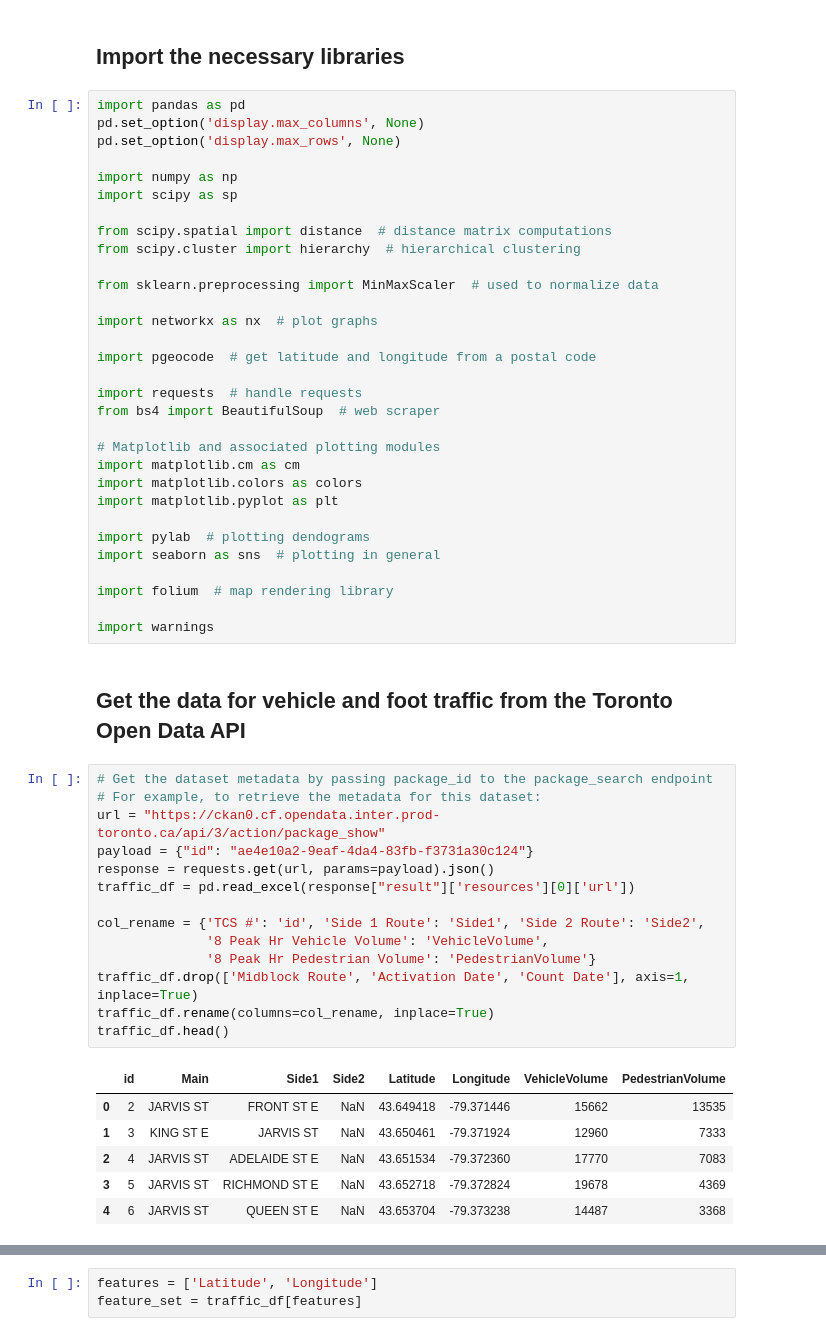
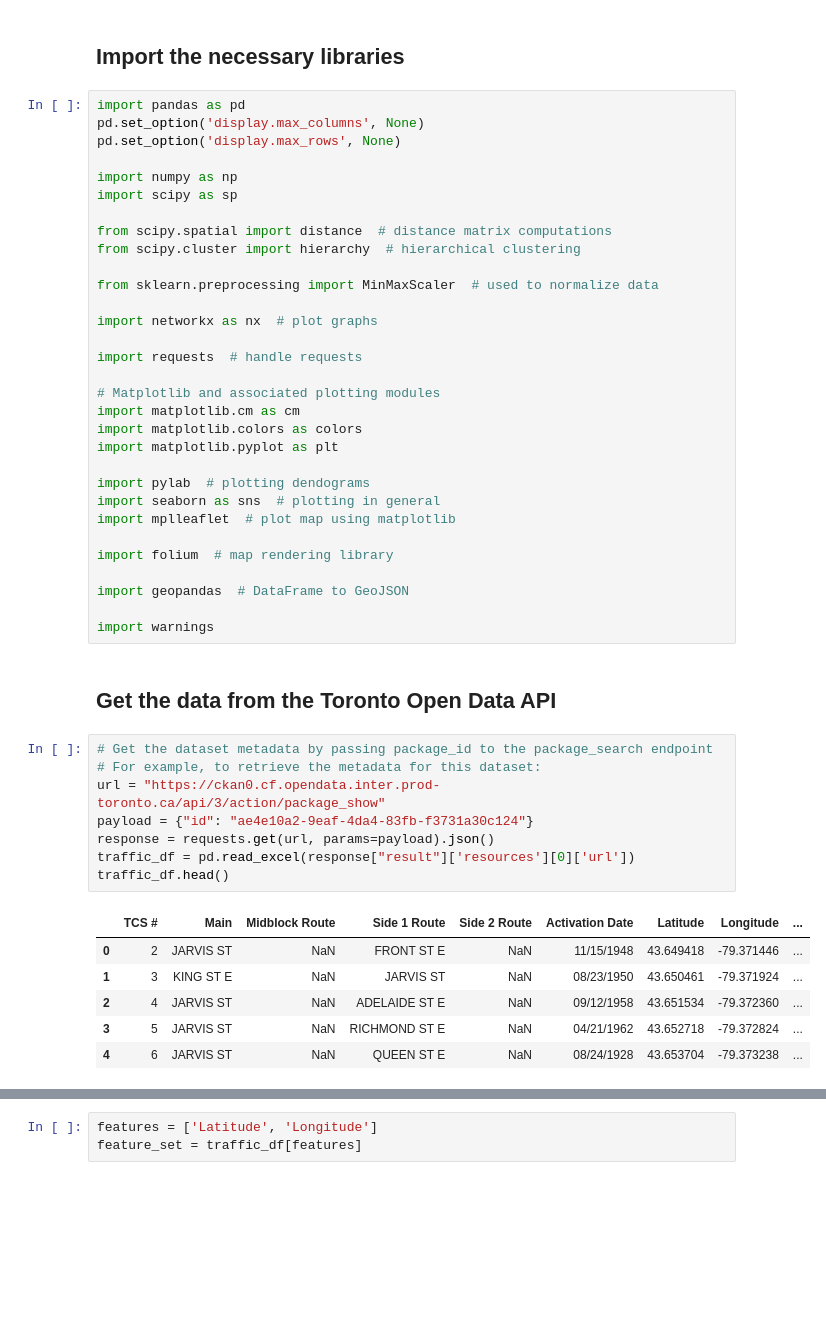
Before and after one commit to FuegoDiego/Coursera_Capstone, a Jupyter notebook: Predicting the Popularity of Venues in Downtown Toronto.ipynb, the cells around one changed output, grey strips where cells are left out. Saved outputs shown, nothing was run; the diff lists cells and outputs as text; blank space fills up the shorter version.

```diff
--- a/Predicting the Popularity of Venues in Downtown Toronto.ipynb
+++ b/Predicting the Popularity of Venues in Downtown Toronto.ipynb
@@ -19,10 +19,7 @@ from sklearn.preprocessing import MinMaxScaler  # used to normalize data
 
 import networkx as nx  # plot graphs
 
-import pgeocode  # get latitude and longitude from a postal code
-
 import requests  # handle requests
-from bs4 import BeautifulSoup  # web scraper
 
 # Matplotlib and associated plotting modules
 import matplotlib.cm as cm
@@ -31,30 +28,27 @@ import matplotlib.pyplot as plt
 
 import pylab  # plotting dendograms
 import seaborn as sns  # plotting in general
+import mplleaflet  # plot map using matplotlib
 
 import folium  # map rendering library
 
+import geopandas  # DataFrame to GeoJSON
+
 import warnings
 # %% [markdown]
-## Get the data for vehicle and foot traffic from the Toronto Open Data API
+## Get the data from the Toronto Open Data API
 # %%
 # Get the dataset metadata by passing package_id to the package_search endpoint
 # For example, to retrieve the metadata for this dataset:
 url = "https://ckan0.cf.opendata.inter.prod-toronto.ca/api/3/action/package_show"
 payload = {"id": "ae4e10a2-9eaf-4da4-83fb-f3731a30c124"}
 response = requests.get(url, params=payload).json()
 traffic_df = pd.read_excel(response["result"]['resources'][0]['url'])
-
-col_rename = {'TCS #': 'id', 'Side 1 Route': 'Side1', 'Side 2 Route': 'Side2',
-              '8 Peak Hr Vehicle Volume': 'VehicleVolume',
-              '8 Peak Hr Pedestrian Volume': 'PedestrianVolume'}
-traffic_df.drop(['Midblock Route', 'Activation Date', 'Count Date'], axis=1, inplace=True)
-traffic_df.rename(columns=col_rename, inplace=True)
 traffic_df.head()
 # %% [output]
-|  | id | Main | Side1 | Side2 | Latitude | Longitude | VehicleVolume | PedestrianVolume |
-| 0 | 2 | JARVIS ST | FRONT ST E | NaN | 43.649418 | -79.371446 | 15662 | 13535 |
-| 1 | 3 | KING ST E | JARVIS ST | NaN | 43.650461 | -79.371924 | 12960 | 7333 |
-| 2 | 4 | JARVIS ST | ADELAIDE ST E | NaN | 43.651534 | -79.372360 | 17770 | 7083 |
-| 3 | 5 | JARVIS ST | RICHMOND ST E | NaN | 43.652718 | -79.372824 | 19678 | 4369 |
-| 4 | 6 | JARVIS ST | QUEEN ST E | NaN | 43.653704 | -79.373238 | 14487 | 3368 |
+|  | TCS # | Main | Midblock Route | Side 1 Route | Side 2 Route | Activation Date | Latitude | Longitude | ... |
+| 0 | 2 | JARVIS ST | NaN | FRONT ST E | NaN | 11/15/1948 | 43.649418 | -79.371446 | ... |
+| 1 | 3 | KING ST E | NaN | JARVIS ST | NaN | 08/23/1950 | 43.650461 | -79.371924 | ... |
+| 2 | 4 | JARVIS ST | NaN | ADELAIDE ST E | NaN | 09/12/1958 | 43.651534 | -79.372360 | ... |
+| 3 | 5 | JARVIS ST | NaN | RICHMOND ST E | NaN | 04/21/1962 | 43.652718 | -79.372824 | ... |
+| 4 | 6 | JARVIS ST | NaN | QUEEN ST E | NaN | 08/24/1928 | 43.653704 | -79.373238 | ... |
```
Also changed, not shown: parts of 32 cells of this notebook, 2 other files.
